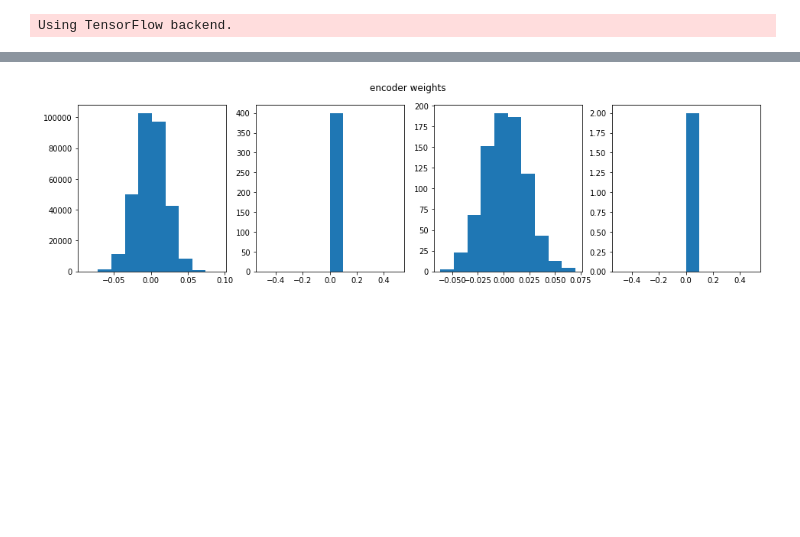
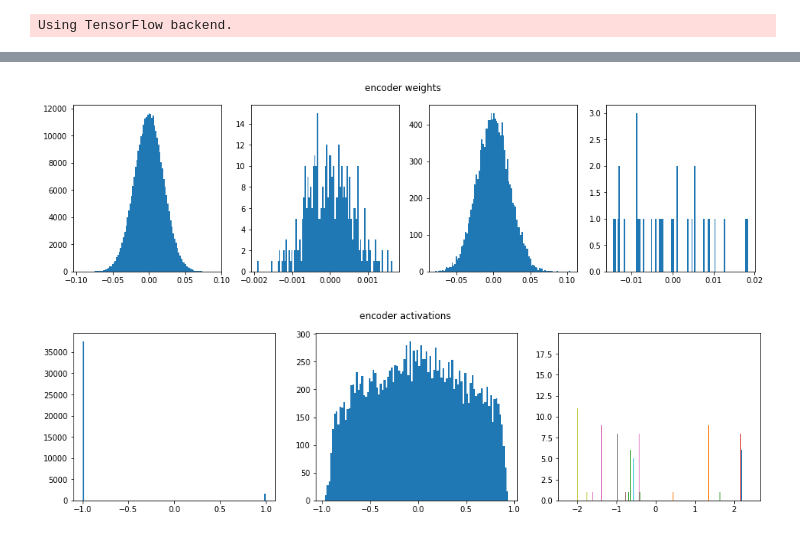
Before and after one commit to jthuemmel/svgd, a Jupyter notebook: stein_vae.ipynb, the cells around one changed output, grey strips where cells are left out. Cells and saved outputs as stored; diff of their text form; code cells hidden in the pictures; blank space fills up the shorter version.

Commit message:
cleaned up code, fixed bug in logpxz, fixed bug in main loop, latent space visualization

```diff
--- a/stein_vae.ipynb
+++ b/stein_vae.ipynb
@@ -136,9 +173,14 @@ def dynamical_binarization(data):
 # %%
 batch_size = 1
-iters = 10000
+iters = 1000
 n_parts = 50
-latent_dim = 2
+latent_dim = 32
 n_hidden = 400
+
+drop_rate = 0.3
+
+noise_dim = 0
+input_dim = flat_dim  + noise_dim #input dimension
 
 loc = 0
 scale = 1
@@ -146,11 +188,3 @@ epsilon = 1e-4
 
 en_sig = 0.02
 de_sig = 0.02
-
-num_samples = x_train_f.shape[0]
-num_val = 10000
-num_train = num_samples - num_val
-
-orig_dim = x_train_f.shape[1:] #useful for restoring original images
-flat_dim = orig_dim[0] * orig_dim[1] #output dimension
-input_dim = flat_dim + 1 #input dimension
@@ -172,6 +198,7 @@ Tensor("Sum:0", shape=(784,), dtype=float32)
 # %%
 for t in range(iters):
-    x_input = extend_input(x_train[t],loc, scale, n_parts)
+    #x_input = extend_input(x_train[t],loc, scale, n_parts,noise_dim,shift_zeros=True)
+    x_input = corrupt_input(x_train[t],n_parts,drop_rate)
 
     z = encoder.model.predict(x_input,batch_size=n_parts)
 
@@ -189,16 +216,15 @@ for t in range(iters):
     eta_1 = []
     for i,eta in enumerate(encoder.model.get_weights()):
         eta_1.append(eta + epsilon * eta_grad[i])
-
+    encoder.model.set_weights(eta_1)
 
     theta_grad = decoder.eval_theta_grad(z,x_train[t])
     theta_1 = []
     for i,theta in enumerate(decoder.model.get_weights()):
-        theta_1.append(theta + ((theta_grad[i]) / n_parts))
+        theta_1.append(theta + ((epsilon*theta_grad[i]) / n_parts))
     decoder.model.set_weights(theta_1)
 # %%
-q = 2
-test = extend_input(x_val[q],loc, scale, n_parts)
+q =1
 plt.imshow(x_val[q].reshape(orig_dim))
 # %% [output]
 <matplotlib.image.AxesImage at 0x...>
@@ -205,0 +232,5 @@ plt.imshow(x_val[q].reshape(orig_dim))
+# %%
+#test = extend_input(x_val[q],loc, scale, n_parts,noise_dim,shift_zeros=True)
+test = corrupt_input(x_val[q],n_parts, drop_rate)
+z = encoder.model.predict(test,batch_size=(n_parts))
+x_rec = decoder.model.predict(z)
@@ -206,9 +243,19 @@ plt.imshow(x_val[q].reshape(orig_dim))
 # %%
 weights = encoder.model.get_weights()
 fig,ax = plt.subplots(1,len(weights),figsize=(16,4))
 fig.suptitle('encoder weights')
 for i,weight in enumerate(weights):
-    ax[i].hist(weight.reshape(-1))
+    ax[i].hist(weight.reshape(-1),bins=100)
+
+fig,ax = plt.subplots(1,len(encoder.model.layers),figsize=(16,4))
+fig.suptitle('encoder activations')
+for i,layer in enumerate(encoder.model.layers):
+    activation = sess.run(layer.output,feed_dict={encoder.model.input:test})
+    if i < len(encoder.model.layers)-1:
+        ax[i].hist(activation.reshape(-1),bins=100)
+    else :
+        ax[i].hist(activation,bins=100)
 # %% [output]
-[figure, old version]
+[figure, new version]
+[figure, added]
 # %%
```
Also changed, not shown: parts of 34 cells of this notebook.
